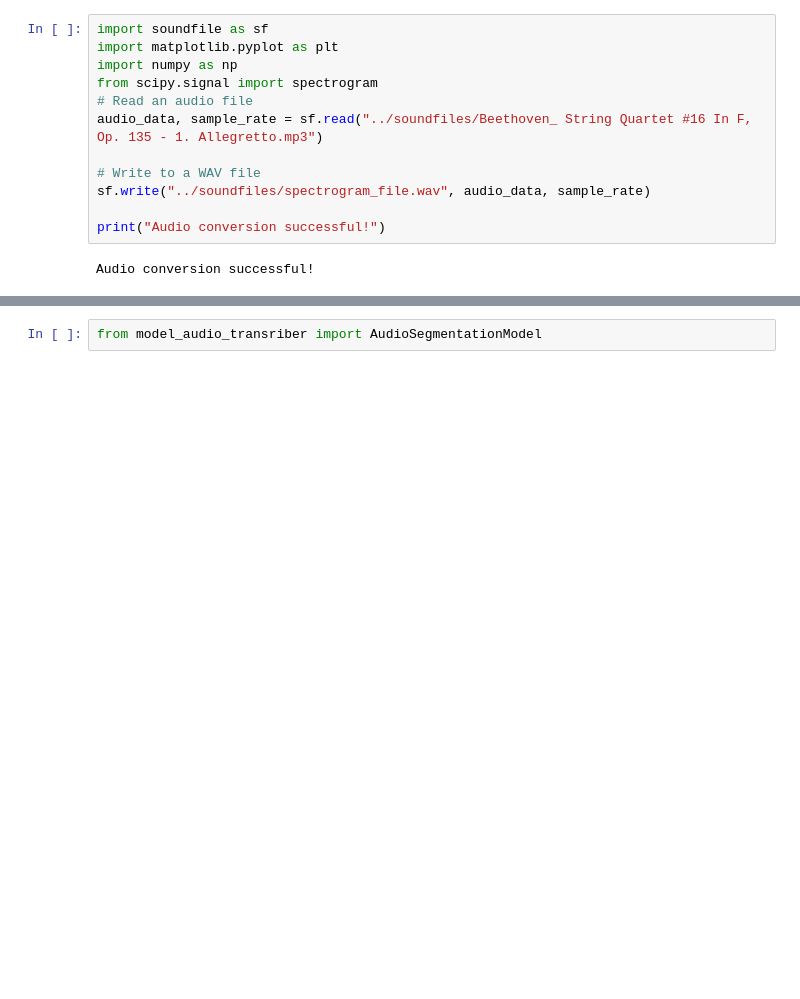
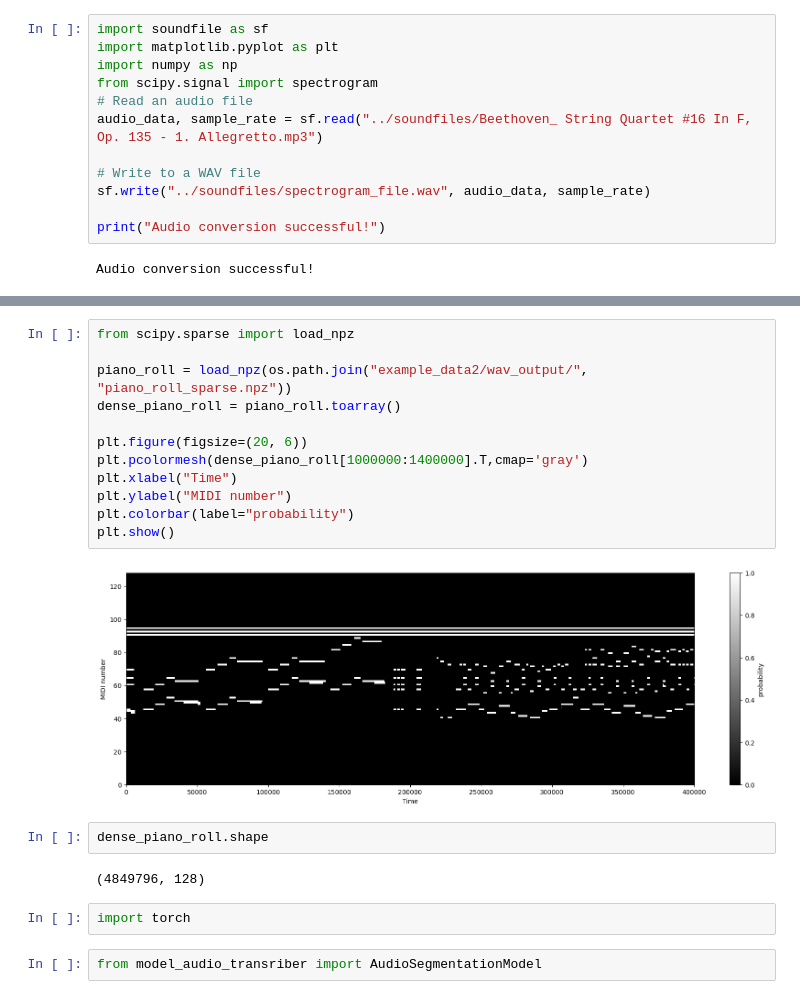
Before and after one commit to LucasSchneider94/Transcription, a Jupyter notebook: src/create_spectrogram.ipynb, the cells around one changed output, grey strips where cells are left out. Saved outputs shown, nothing was run; the diff lists cells and outputs as text; blank space fills up the shorter version.

```diff
--- a/src/create_spectrogram.ipynb
+++ b/src/create_spectrogram.ipynb
@@ -71,3 +126,23 @@ import torch
+# %%
+from scipy.sparse import load_npz
+
+piano_roll = load_npz(os.path.join("example_data2/wav_output/", "piano_roll_sparse.npz"))
+dense_piano_roll = piano_roll.toarray()
+
+plt.figure(figsize=(20, 6))
+plt.pcolormesh(dense_piano_roll[1000000:1400000].T,cmap='gray')
+plt.xlabel("Time")
+plt.ylabel("MIDI number")
+plt.colorbar(label="probability")
+plt.show()
+# %% [output]
+[figure, added]
+# %%
+dense_piano_roll.shape
+# %% [output]
+(4849796, 128)
+# %%
+import torch
 # %%
 from model_audio_transriber import AudioSegmentationModel
 # %%
```
Also changed, not shown: parts of 4 cells of this notebook, 4 other files.
